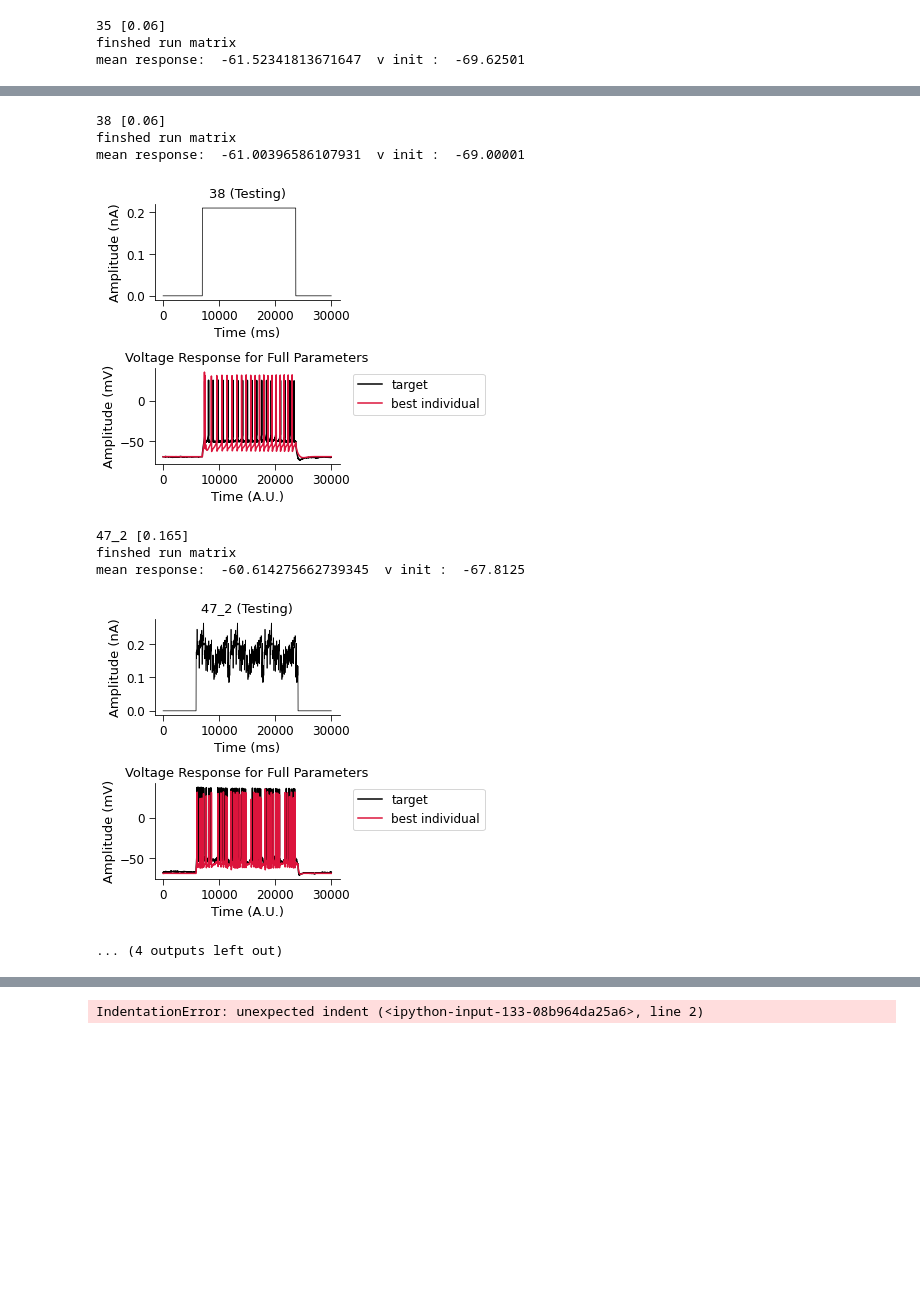
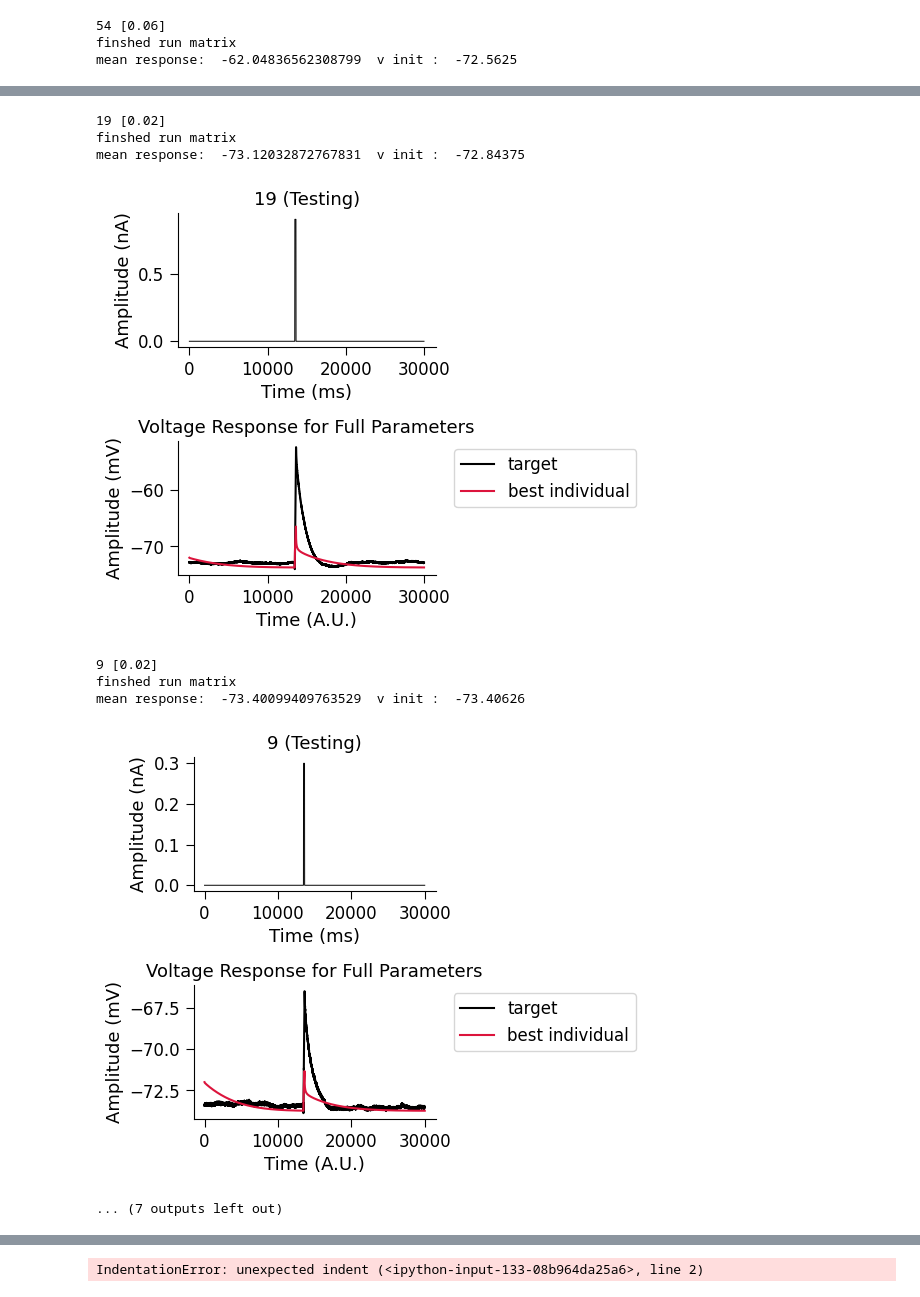
Before and after one commit to xanderladd/axonstandardized, a Jupyter notebook: playground/genetic_alg/plot_cell_results.ipynb, the cells around one changed output, grey strips where cells are left out. Saved outputs shown, nothing was run; the diff lists cells and outputs as text; code cells hidden in the pictures; blank space fills up the shorter version.

```diff
--- a/playground/genetic_alg/plot_cell_results.ipynb
+++ b/playground/genetic_alg/plot_cell_results.ipynb
@@ -156,14 +158,14 @@ print(params_bbp)#list(pd.read_csv('neuron_genetic_alg/params/params_bbp_full_gp
 # %%
 model_num = str(model_num)
 # %%
-stims = h5py.File("stims/stims_{}.hdf5".format(model_num),"r")
+stims = h5py.File("../stims/stims_{}.hdf5".format(model_num),"r")
 try:
     corresponding_original = np.array([stim.decode("ascii") for stim in stims["corresponding_original"][:]])
     sweep_keys = np.array([stim.decode("ascii") for stim in stims["sweep_keys"][:]])
 except:
     corresponding_original = "None"
     sweep_keys = [b'100000', b'10000', b'10000', b'10000', b'10000']
-target_volts_path = '../target_volts/target_volts_{}.hdf5'.format(model_num,model_num)
+target_volts_path = '../target_volts/allen_data_target_volts_{}.hdf5'.format(model_num,model_num)
 target_volts = h5py.File(target_volts_path, 'r')
 #sweep_keys
 # %%
@@ -270,8 +277,9 @@ best_indvs_full_bbp[-1]
 # %%
 df = pd.read_csv(params_path, skipinitialspace=True, usecols=['Param name','Lower bound', 'Upper bound'])
-lbs = df['Lower bound']
-ubs = df['Upper bound']
+lbs = np.array(df['Lower bound'])
+ubs = np.array(df['Upper bound'])
 names = df['Param name']
+bases, orig_params, mins, maxs = hoc_utils.log_params(ubs, lbs, base_full)
 # %%
 best_full = list(base_full)
 
@@ -279,7 +287,10 @@ for i in range(len(opt_ind)):
     best_full[opt_ind[i]] = best_indvs_full_bbp[-1][i]
 best_full[1] = - best_full[1]
 
-
+if log_transform_params:
+    for i in range(len(best_full)):
+        if bases[i] > base_thresh:
+            best_full[i] = math.pow(bases[i], best_full[i])
 
 
 print("\n\n")
@@ -319,10 +323,0 @@ for best, lb, ub, name in zip(best_full, lbs, ubs, names):
-# %%
-train_volts_full_best_response1 = run_single_volts(best_full, train_stim1, ntimestep=ntimestep, dt=train_stim1_dt)
-file_save_path = './plots/'
-plot_stim_volts_pair(train_stim1, [train_target_volts1, train_volts_full_best_response1], train_stim1_name+' (Training)', 'for Passive Parameters', file_save_path)
-
-train_volts_full_best_response2 = run_single_volts(best_full, train_stim2, ntimestep=ntimestep, dt=train_stim2_dt)
-file_save_path = './plots/'
-plot_stim_volts_pair(train_stim2, [train_target_volts2, train_volts_full_best_response2], train_stim2_name+' (Training)', 'for Passive Parameters', file_save_path)
-
-print(np.mean(train_volts_full_best_response1))
@@ -346,8 +335,22 @@ print(stims.keys())
 # mylist = ['18','17', '47', '46', '44', '43', '45', '42', '75', '41', '65', '68', '6', '71', '52', '48', '39', '38', '19', '37', '17', '18']
 # mylist = reversed(list(stims.keys()))
 # mylist = list(stims.keys())
+#b'51'
+#b'53'
+#b'562'
+#b'573'
+#b'89'
+#b'69'
+#b'68'
 
-mylist = ['15','19','22', '35','38','47_2','58', '59']
+mylist = ['10','49', '47', '44']
+mylist = ['49','47','44','54','19','9','30','35', '623', '601' '562']
+# mylist = ['652']
+# passive
+# mylist = ['15', '40',  '46']
+# training
+# mylist = ['102','58','59','56','100','15','40','46']
+
 # mylist = ['5']
 # mylist = ['35','38','47_2','58']
 
@@ -391,3 +394,3 @@ mean response:  -73.11092883534533  v init :  -68.875
-35 [0.06]
+54 [0.06]
 finshed run matrix
-mean response:  -61.52341813671647  v init :  -69.62501
+mean response:  -62.04836562308799  v init :  -72.5625
@@ -395,9 +398,9 @@ mean response:  -61.52341813671647  v init :  -69.62501
-38 [0.06]
+19 [0.02]
 finshed run matrix
-mean response:  -61.00396586107931  v init :  -69.00001
+mean response:  -73.12032872767831  v init :  -72.84375
-[figure, old version]
+[figure, new version]
-47_2 [0.165]
+9 [0.02]
 finshed run matrix
-mean response:  -60.614275662739345  v init :  -67.8125
+mean response:  -73.40099409763529  v init :  -73.40626
-[figure, old version]
+[figure, new version]
-... (4 outputs left out)
+... (7 outputs left out)
```
Also changed, not shown: parts of 14 cells of this notebook, 18 other files.
